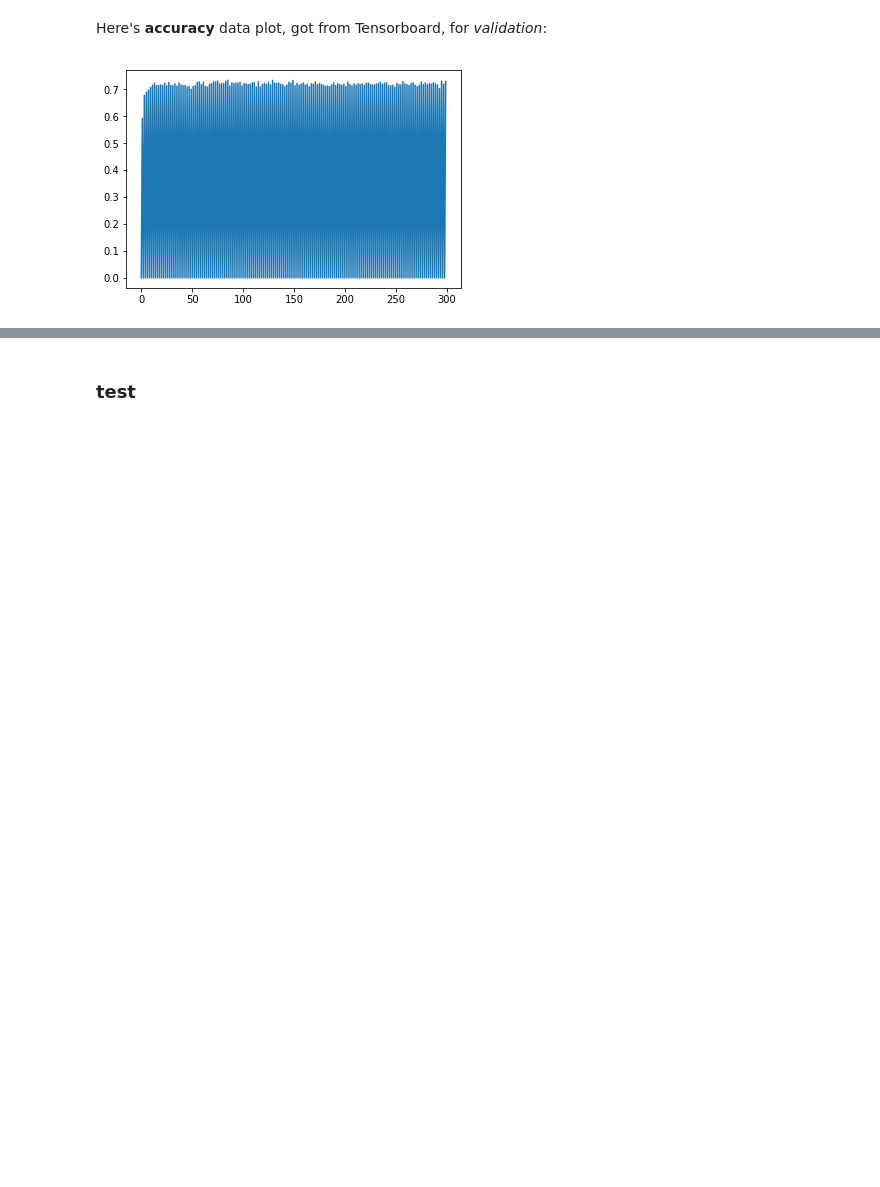
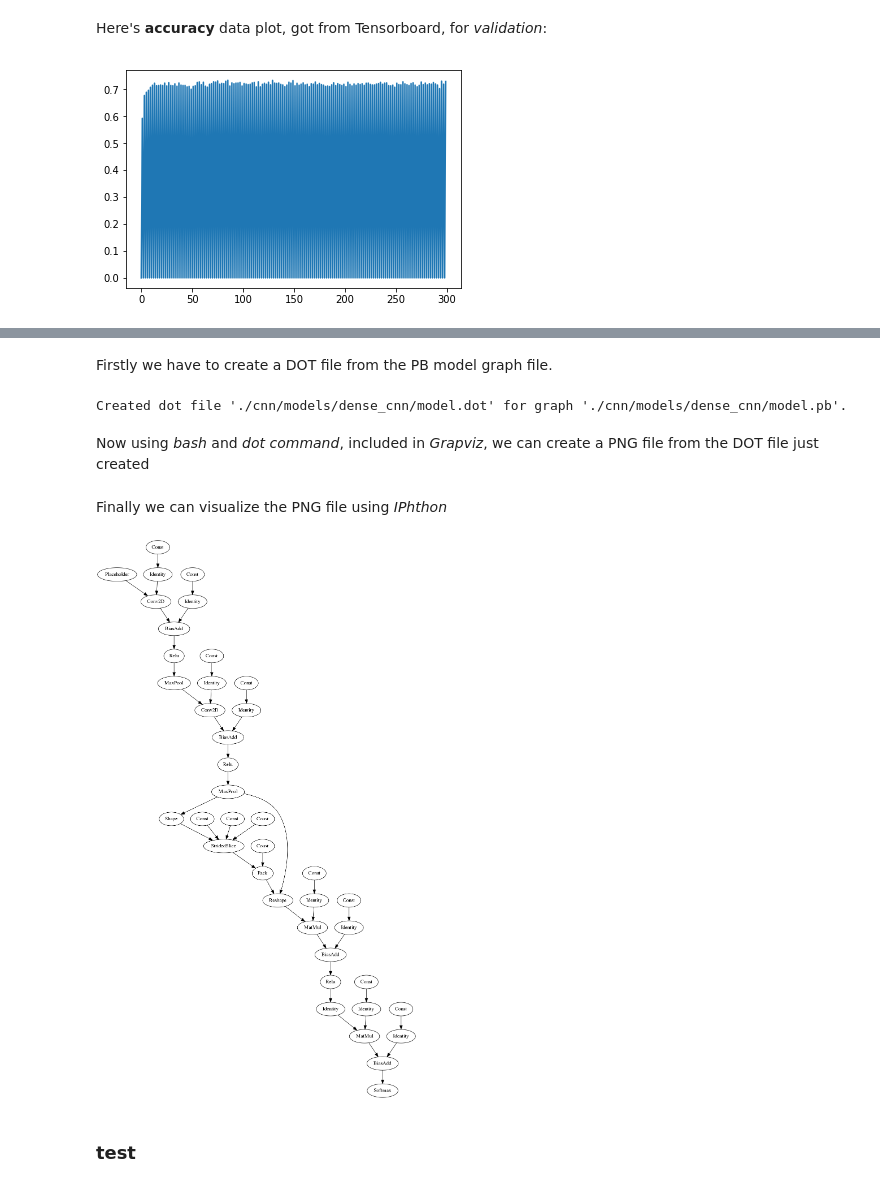
Before and after one commit to GuidoBallabio/aca-tensorflow, a Jupyter notebook: Develop Notebook MB.ipynb, the cells around one changed output, grey strips where cells are left out. Cells and saved outputs as stored; diff of their text form; code cells hidden in the pictures; blank space fills up the shorter version.

Commit message:
finished tensorboard visualization

```diff
--- a/Develop Notebook MB.ipynb
+++ b/Develop Notebook MB.ipynb
@@ -185,0 +199,36 @@ plot_from_tensorfboard('accuracy_1','validation')
+# %% [markdown]
+Firstly we have to create a DOT file from the PB model graph file.
+# %%
+from __future__ import absolute_import
+from __future__ import division
+from __future__ import print_function
+import re
+from google.protobuf import text_format
+from tensorflow.core.framework import graph_pb2
+
+def convert_graph_to_dot(input_graph, output_dot, is_input_graph_binary):
+    graph = graph_pb2.GraphDef()
+    with open(input_graph, "rb") as fh:
+        if is_input_graph_binary:
+            graph.ParseFromString(fh.read())
+        else:
+            text_format.Merge(fh.read(), graph)
+    with open(output_dot, "wt") as fh:
+        print("digraph graphname {", file=fh)
+        for node in graph.node:
+            output_name = node.name
+            print("  \"" + output_name + "\" [label=\"" + node.op + "\"];", file=fh)
+            for input_full_name in node.input:
+                parts = input_full_name.split(":")
+                input_name = re.sub(r"^\^", "", parts[0])
+                print("  \"" + input_name + "\" -> \"" + output_name + "\";", file=fh)
+        print("}", file=fh)
+        print("Created dot file '%s' for graph '%s'." % (output_dot, input_graph))
+
+input_graph='./cnn/models/dense_cnn/model.pb'
+output_dot='./cnn/models/dense_cnn/model.dot'
+convert_graph_to_dot(input_graph=input_graph, output_dot=output_dot, is_input_graph_binary=True)
+# %% [output]
+Created dot file './cnn/models/dense_cnn/model.dot' for graph './cnn/models/dense_cnn/model.pb'.
+# %% [markdown]
+Now using *bash* and *dot command*, included in *Grapviz*, we can create a PNG file from the DOT file just created
@@ -186,3 +240,11 @@ plot_from_tensorfboard('accuracy_1','validation')
+# %% [markdown]
+Finally we can visualize the PNG file using *IPhthon*
+# %%
+from IPython.display import Image
+
+Image('./cnn/models/dense_cnn/model.png', width=1024, height=768)
+# %% [output]
+[figure, added]
 # %% [markdown]
 ### test
 # %%
```
Also changed, not shown: parts of 5 cells of this notebook.
